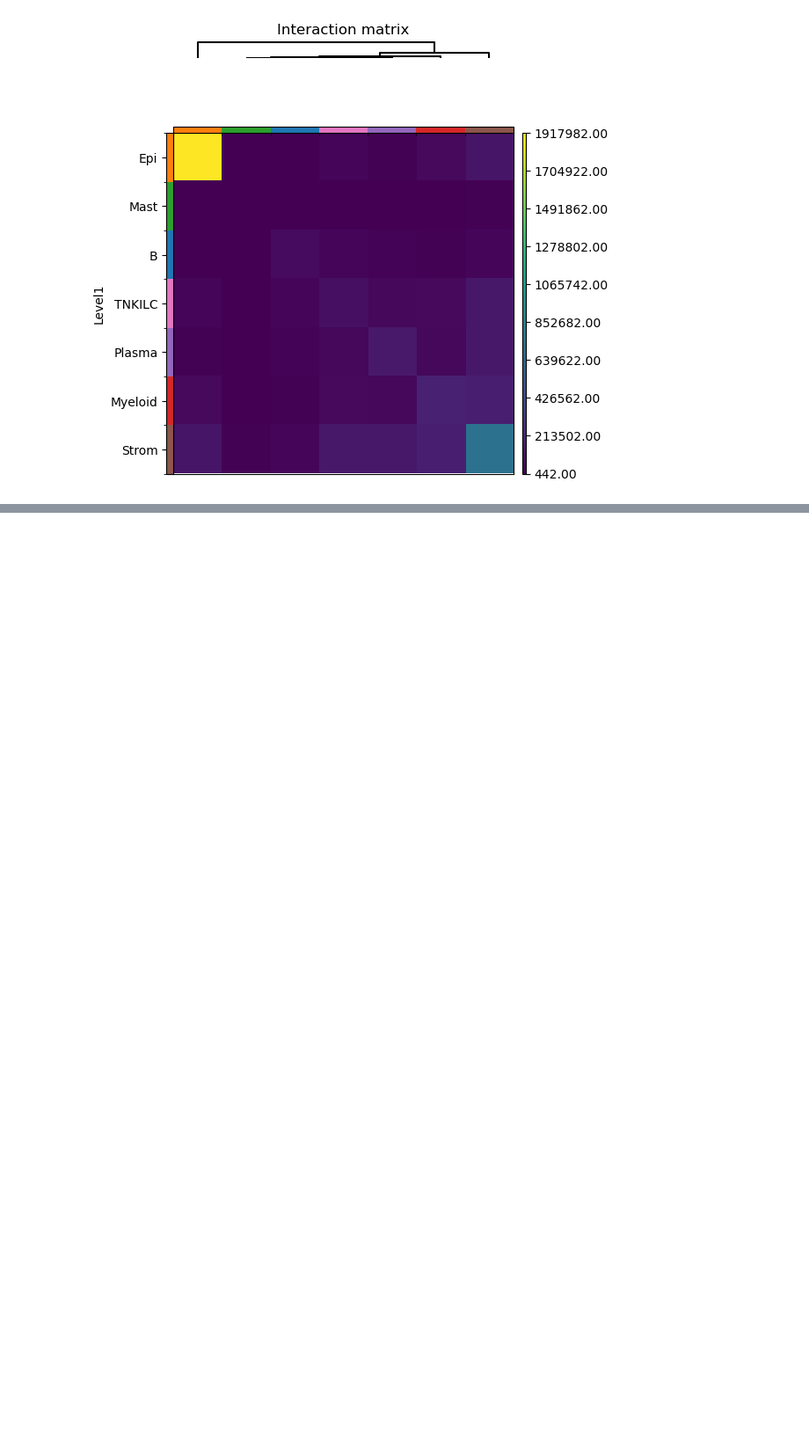
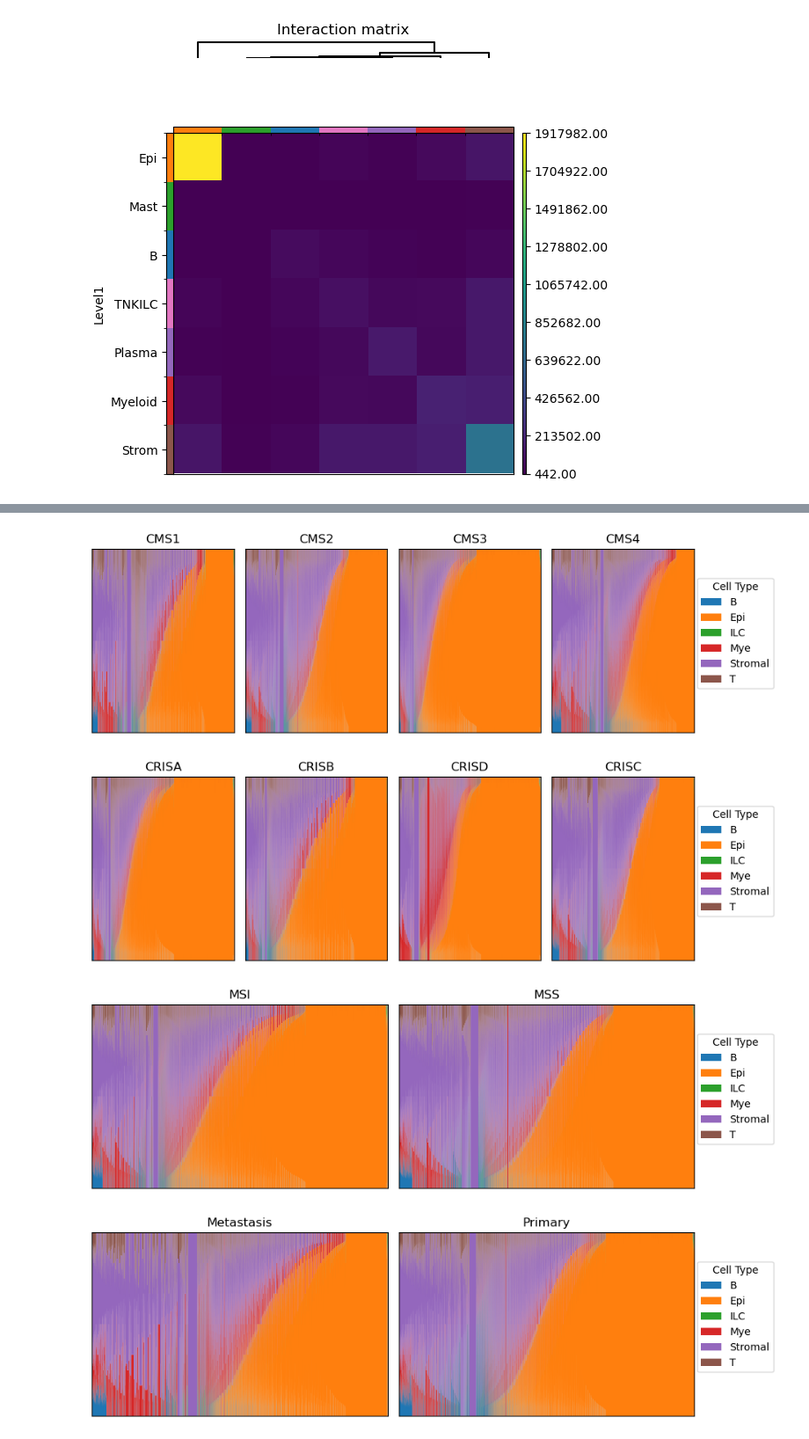
Before and after one commit to bdsc-tds/Norkin2026, a Jupyter notebook: workflow/analysis/xenium/0-coda.ipynb, the cells around one changed output, grey strips where cells are left out. Shown at 88% size. Cells and saved outputs as stored; diff of their text form; code cells hidden in the pictures; blank space fills up the shorter version.

```diff
--- a/workflow/analysis/xenium/0-coda.ipynb
+++ b/workflow/analysis/xenium/0-coda.ipynb
@@ -402,0 +292,47 @@ sq.pl.interaction_matrix(adata_ilr, cluster_key=level, method="average", figsize
+# %%
+# sort by PC1
+PC1 = adata_ilr.obsm['X_ilr_pca'][:,0]
+df_plot = pd.DataFrame(adata_ilr.obsm['X_composition'],columns=adata_ilr.uns['X_knnlabels_columns'])
+
+for var in ['CMS', 'CRIS', 'MSI', 'Site', 'Organ']:
+
+    u_values = adata_ilr.obs[var].dropna().unique()
+
+    labels_for_legend = None
+    f, axs = plt.subplots(1,len(u_values),figsize=(10,3))
+    axs = axs.flat
+    for i, v in enumerate(u_values):
+        ax = next(axs)
+
+        idx_sample = np.where(adata_ilr.obs[var]==v)[0]
+        df_plot_sample = df_plot.iloc[idx_sample].copy()
+        df_plot_sample = df_plot_sample.iloc[np.argsort(PC1[idx_sample])].T
+        df_plot_sample.columns = np.arange(df_plot_sample.shape[1])
+
+        ax.set_title(v)
+        stack = ax.stackplot(df_plot_sample.columns, *df_plot_sample.values, labels=df_plot_sample.index)
+        ax.set_xticks([])
+        ax.set_yticks([])
+        ax.margins(x=0, y=0)
+
+        if labels_for_legend is None:
+            labels_for_legend = [l.get_label() for l in stack]
+
+
+    plt.tight_layout(rect=[0, 0, 0.85, 1])  # leave space on the right
+
+    # Add a single global legend
+    f.legend(
+        labels_for_legend,            # labels
+        title='Cell Type',            # legend title
+        loc='center right',           # position relative to figure
+        bbox_to_anchor=(0.95, 0.5),  # fine-tune placement
+        fontsize=10
+    )
+
+    plt.show()
+# %% [output]
+[figure, added]
+[figure, added]
+[figure, added]
+[figure, added]
```
Also changed, not shown: parts of 11 cells of this notebook, 3 other files.
